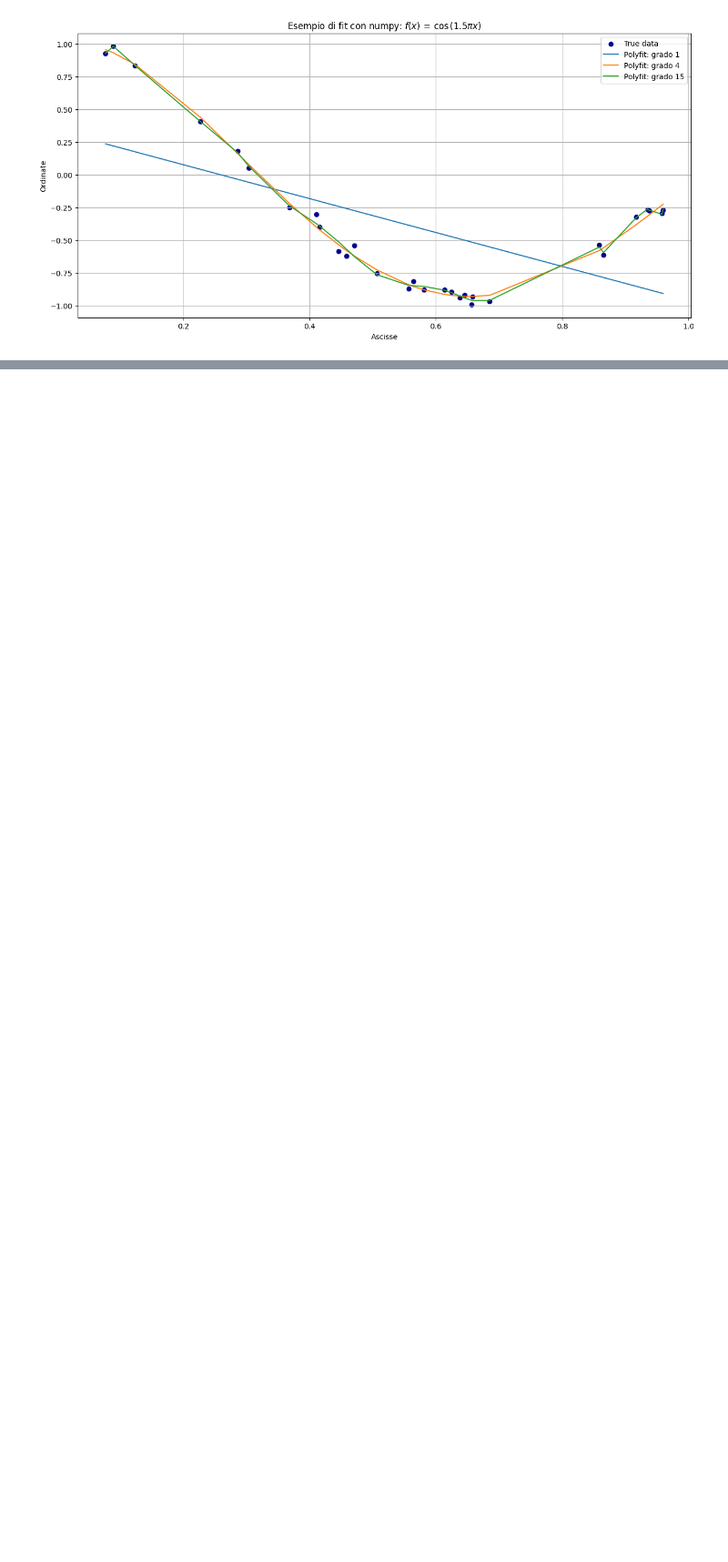
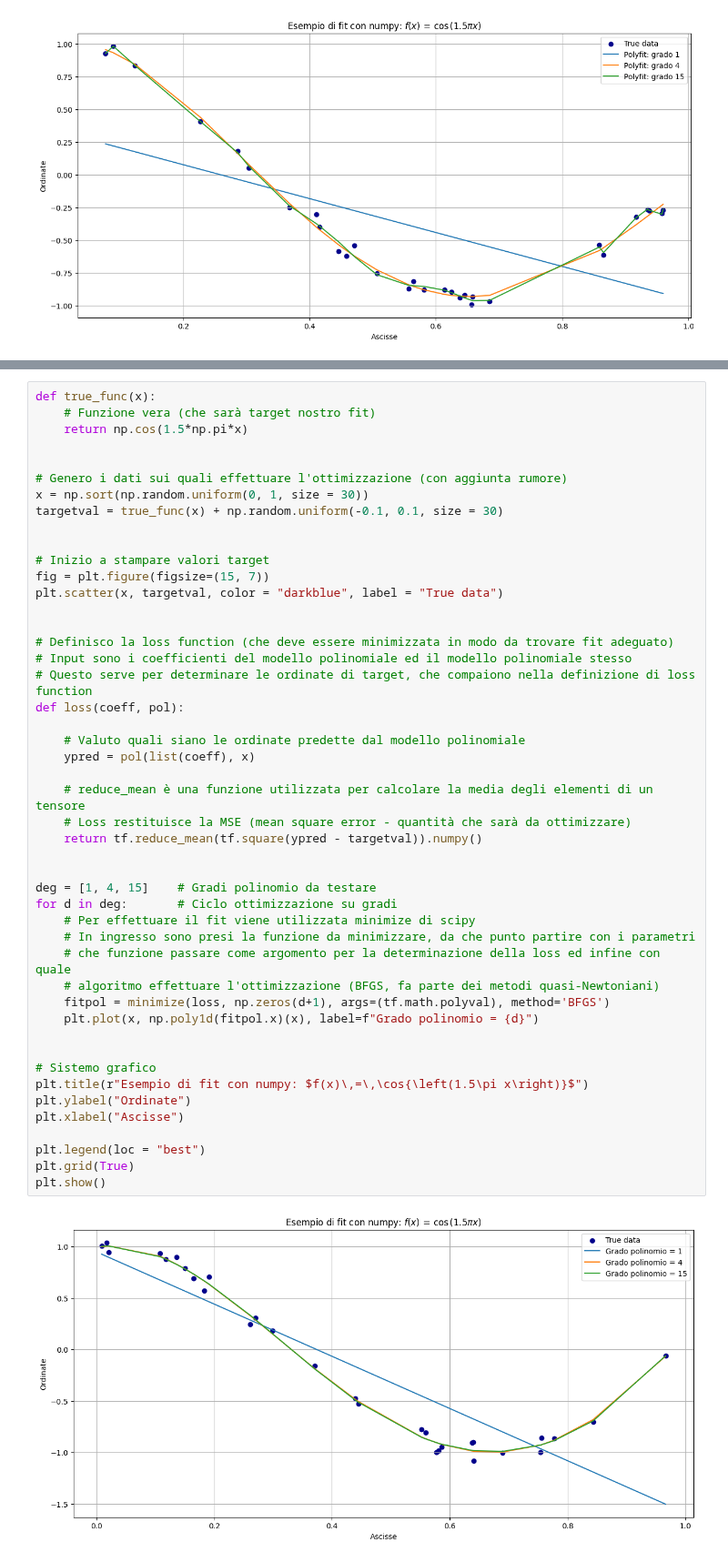
Before and after one commit to Negrini085/DeepLearning, a Jupyter notebook: Esercitazioni/lab_02.ipynb, the cells around one changed output, grey strips where cells are left out. Shown at 91% size. Saved outputs shown, nothing was run; the diff lists cells and outputs as text; blank space fills up the shorter version.

```diff
--- a/Esercitazioni/lab_02.ipynb
+++ b/Esercitazioni/lab_02.ipynb
@@ -544,0 +617,49 @@ plt.show()
+# %%
+def true_func(x):
+    # Funzione vera (che sarà target nostro fit)
+    return np.cos(1.5*np.pi*x)
+
+
+# Genero i dati sui quali effettuare l'ottimizzazione (con aggiunta rumore)
+x = np.sort(np.random.uniform(0, 1, size = 30))
+targetval = true_func(x) + np.random.uniform(-0.1, 0.1, size = 30)
+
+
+# Inizio a stampare valori target
+fig = plt.figure(figsize=(15, 7))
+plt.scatter(x, targetval, color = "darkblue", label = "True data")
+
+
+# Definisco la loss function (che deve essere minimizzata in modo da trovare fit adeguato)
+# Input sono i coefficienti del modello polinomiale ed il modello polinomiale stesso
+# Questo serve per determinare le ordinate di target, che compaiono nella definizione di loss function
+def loss(coeff, pol):
+
+    # Valuto quali siano le ordinate predette dal modello polinomiale
+    ypred = pol(list(coeff), x)
+
+    # reduce_mean è una funzione utilizzata per calcolare la media degli elementi di un tensore
+    # Loss restituisce la MSE (mean square error - quantità che sarà da ottimizzare)
+    return tf.reduce_mean(tf.square(ypred - targetval)).numpy()
+
+
+deg = [1, 4, 15]    # Gradi polinomio da testare
+for d in deg:       # Ciclo ottimizzazione su gradi
+    # Per effettuare il fit viene utilizzata minimize di scipy
+    # In ingresso sono presi la funzione da minimizzare, da che punto partire con i parametri
+    # che funzione passare come argomento per la determinazione della loss ed infine con quale
+    # algoritmo effettuare l'ottimizzazione (BFGS, fa parte dei metodi quasi-Newtoniani)
+    fitpol = minimize(loss, np.zeros(d+1), args=(tf.math.polyval), method='BFGS')
+    plt.plot(x, np.poly1d(fitpol.x)(x), label=f"Grado polinomio = {d}")
+
+
+# Sistemo grafico
+plt.title(r"Esempio di fit con numpy: $f(x)\,=\,\cos{\left(1.5\pi x\right)}$")
+plt.ylabel("Ordinate")
+plt.xlabel("Ascisse")
+
+plt.legend(loc = "best")
+plt.grid(True)
+plt.show()
+# %% [output]
+[figure, added]
```
Also changed, not shown: parts of 3 cells of this notebook.
